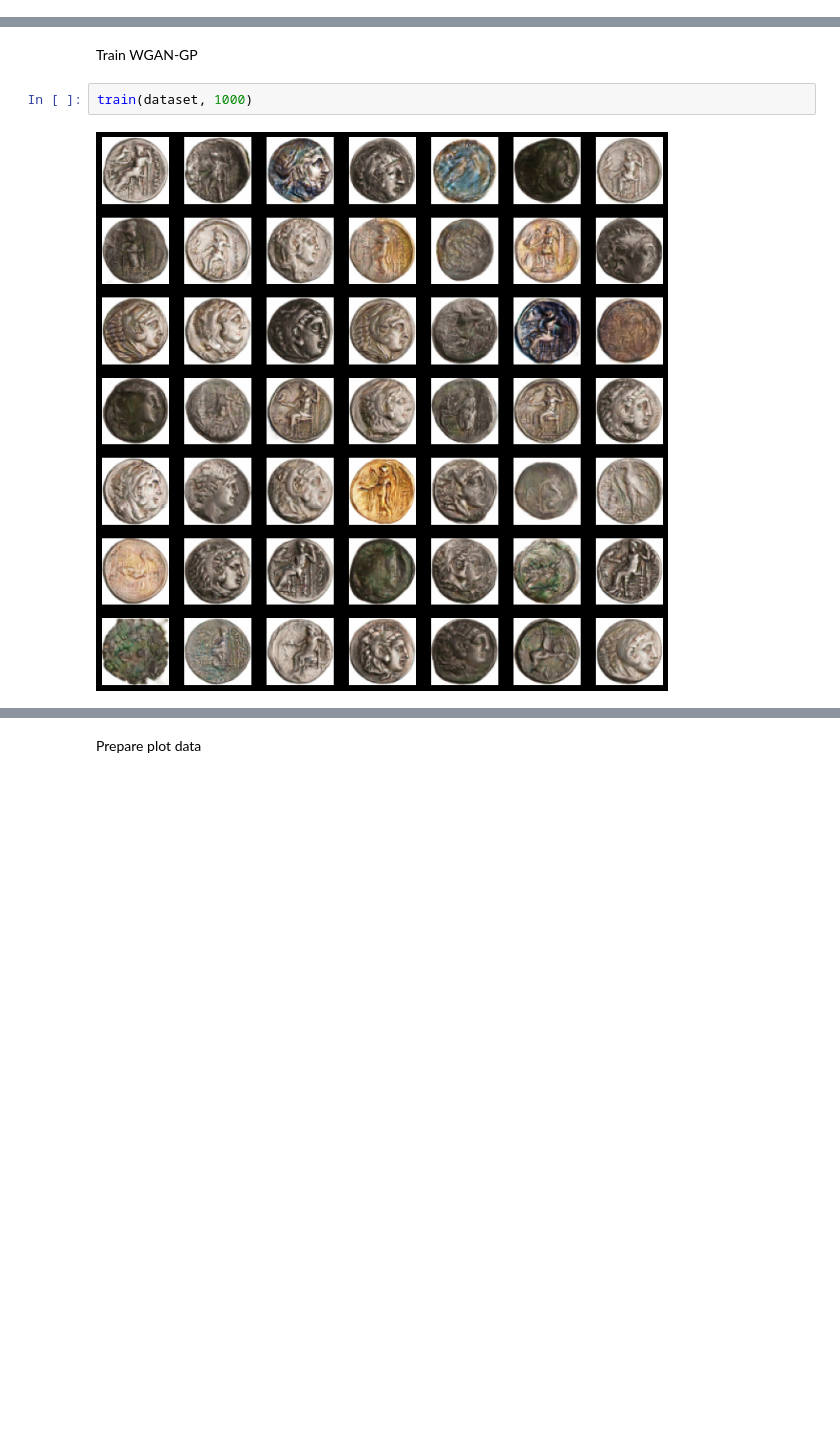
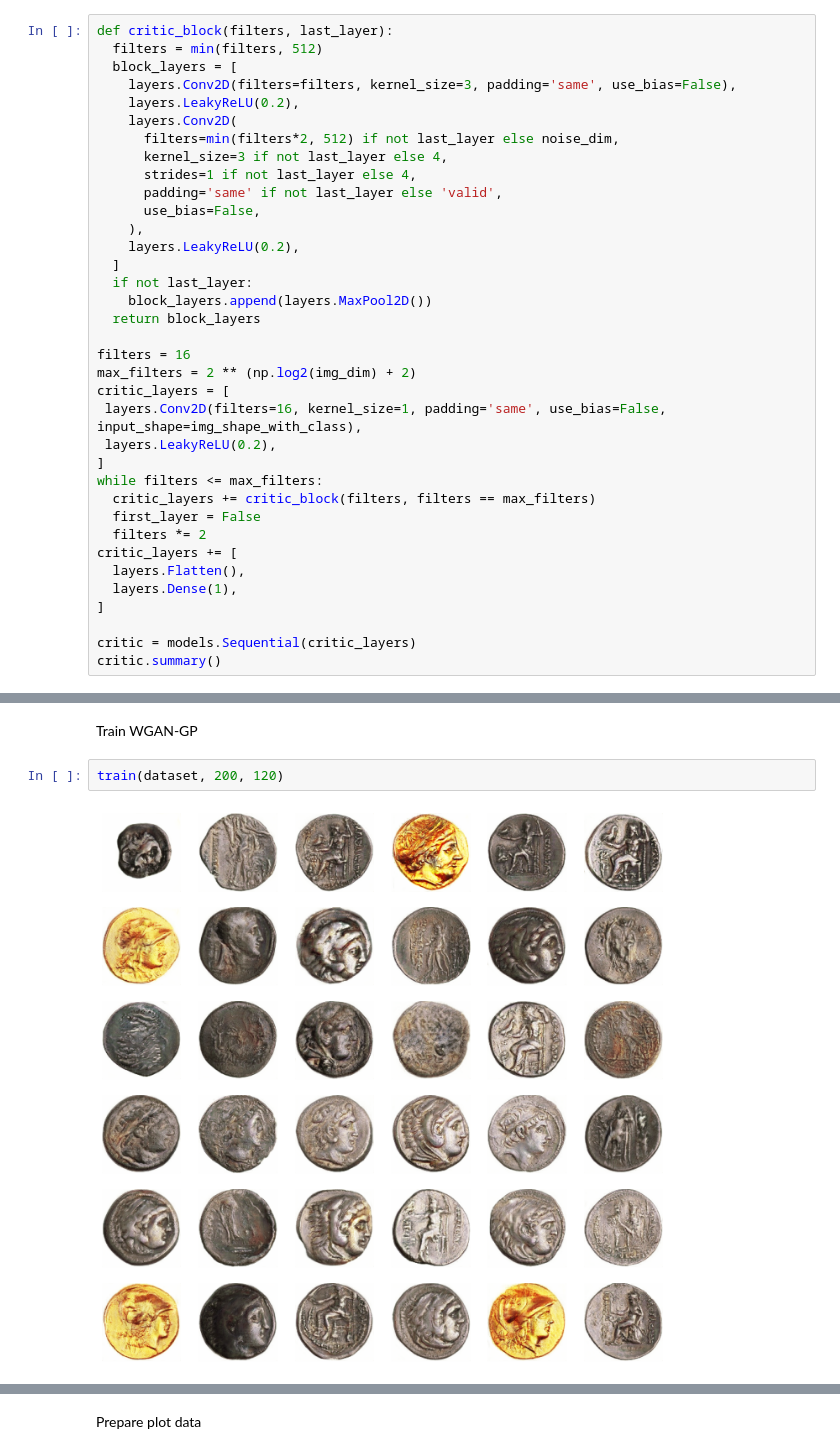
Before and after one commit to PScottZero/wgan-gp, a Jupyter notebook: wgan_gp.ipynb, the cells around one changed output, grey strips where cells are left out. Saved outputs shown, nothing was run; the diff lists cells and outputs as text; blank space fills up the shorter version.

```diff
--- a/wgan_gp.ipynb
+++ b/wgan_gp.ipynb
@@ -182,0 +153,36 @@ _________________________________________________________________
+# %%
+def critic_block(filters, last_layer):
+  filters = min(filters, 512)
+  block_layers = [
+    layers.Conv2D(filters=filters, kernel_size=3, padding='same', use_bias=False),
+    layers.LeakyReLU(0.2),
+    layers.Conv2D(
+      filters=min(filters*2, 512) if not last_layer else noise_dim,
+      kernel_size=3 if not last_layer else 4,
+      strides=1 if not last_layer else 4,
+      padding='same' if not last_layer else 'valid',
+      use_bias=False,
+    ),
+    layers.LeakyReLU(0.2),
+  ]
+  if not last_layer:
+    block_layers.append(layers.MaxPool2D())
+  return block_layers
+
+filters = 16
+max_filters = 2 ** (np.log2(img_dim) + 2)
+critic_layers = [
+ layers.Conv2D(filters=16, kernel_size=1, padding='same', use_bias=False, input_shape=img_shape_with_class),
+ layers.LeakyReLU(0.2),
+]
+while filters <= max_filters:
+  critic_layers += critic_block(filters, filters == max_filters)
+  first_layer = False
+  filters *= 2
+critic_layers += [
+  layers.Flatten(),
+  layers.Dense(1),
+]
+
+critic = models.Sequential(critic_layers)
+critic.summary()
@@ -398,6 +453,6 @@ checkpoint.restore(tf.train.latest_checkpoint(checkpoint_dir))
 # %% [markdown]
 Train WGAN-GP
 # %%
-train(dataset, 1000)
+train(dataset, 200, 120)
 # %% [output]
-[figure, old version]
+[figure, new version]
```
Also changed, not shown: parts of 22 cells of this notebook, 2 other files.
